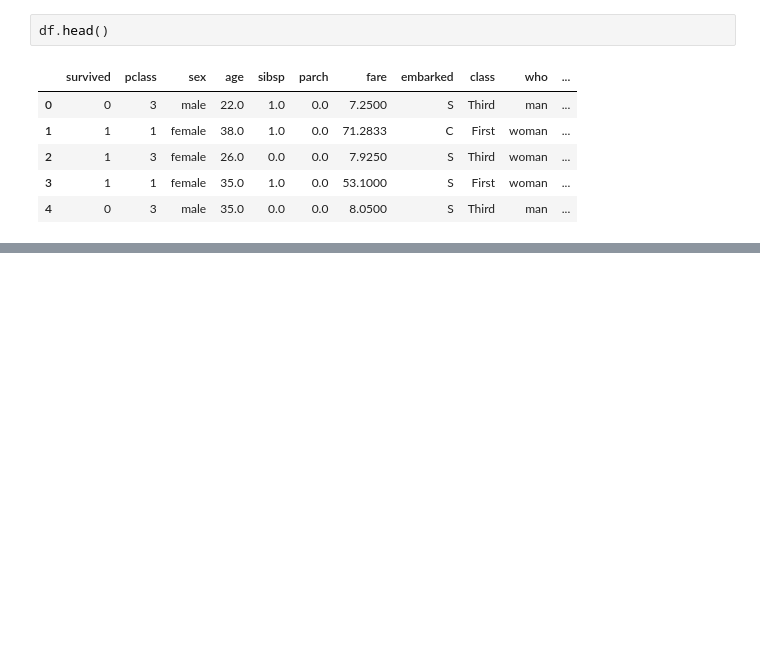
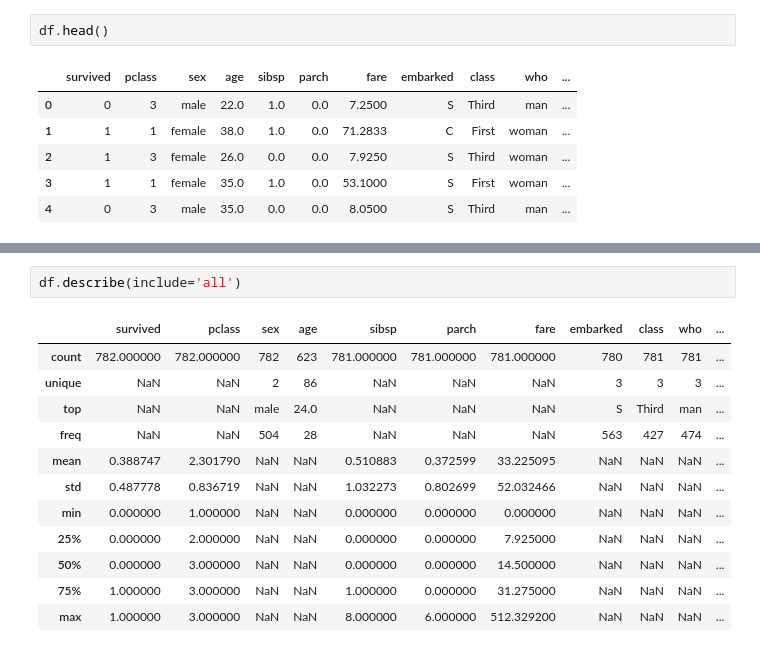
Before and after one commit to bibekpandey0521/eda, a Jupyter notebook: data_quality_checks.ipynb, the cells around one changed output, grey strips where cells are left out. Drawn from its saved outputs; the diff is of its cells as text; blank space fills up the shorter version.

```diff
--- a/data_quality_checks.ipynb
+++ b/data_quality_checks.ipynb
@@ -206,0 +269,15 @@ df.head()
+# %%
+df.describe(include='all')
+# %% [output]
+|  | survived | pclass | sex | age | sibsp | parch | fare | embarked | class | who | ... |
+| count | 782.000000 | 782.000000 | 782 | 623 | 781.000000 | 781.000000 | 781.000000 | 780 | 781 | 781 | ... |
+| unique | NaN | NaN | 2 | 86 | NaN | NaN | NaN | 3 | 3 | 3 | ... |
+| top | NaN | NaN | male | 24.0 | NaN | NaN | NaN | S | Third | man | ... |
+| freq | NaN | NaN | 504 | 28 | NaN | NaN | NaN | 563 | 427 | 474 | ... |
+| mean | 0.388747 | 2.301790 | NaN | NaN | 0.510883 | 0.372599 | 33.225095 | NaN | NaN | NaN | ... |
+| std | 0.487778 | 0.836719 | NaN | NaN | 1.032273 | 0.802699 | 52.032466 | NaN | NaN | NaN | ... |
+| min | 0.000000 | 1.000000 | NaN | NaN | 0.000000 | 0.000000 | 0.000000 | NaN | NaN | NaN | ... |
+| 25% | 0.000000 | 2.000000 | NaN | NaN | 0.000000 | 0.000000 | 7.925000 | NaN | NaN | NaN | ... |
+| 50% | 0.000000 | 3.000000 | NaN | NaN | 0.000000 | 0.000000 | 14.500000 | NaN | NaN | NaN | ... |
+| 75% | 1.000000 | 3.000000 | NaN | NaN | 1.000000 | 0.000000 | 31.275000 | NaN | NaN | NaN | ... |
+| max | 1.000000 | 3.000000 | NaN | NaN | 8.000000 | 6.000000 | 512.329200 | NaN | NaN | NaN | ... |
```
Also changed, not shown: parts of 28 cells of this notebook, 2 other files.
